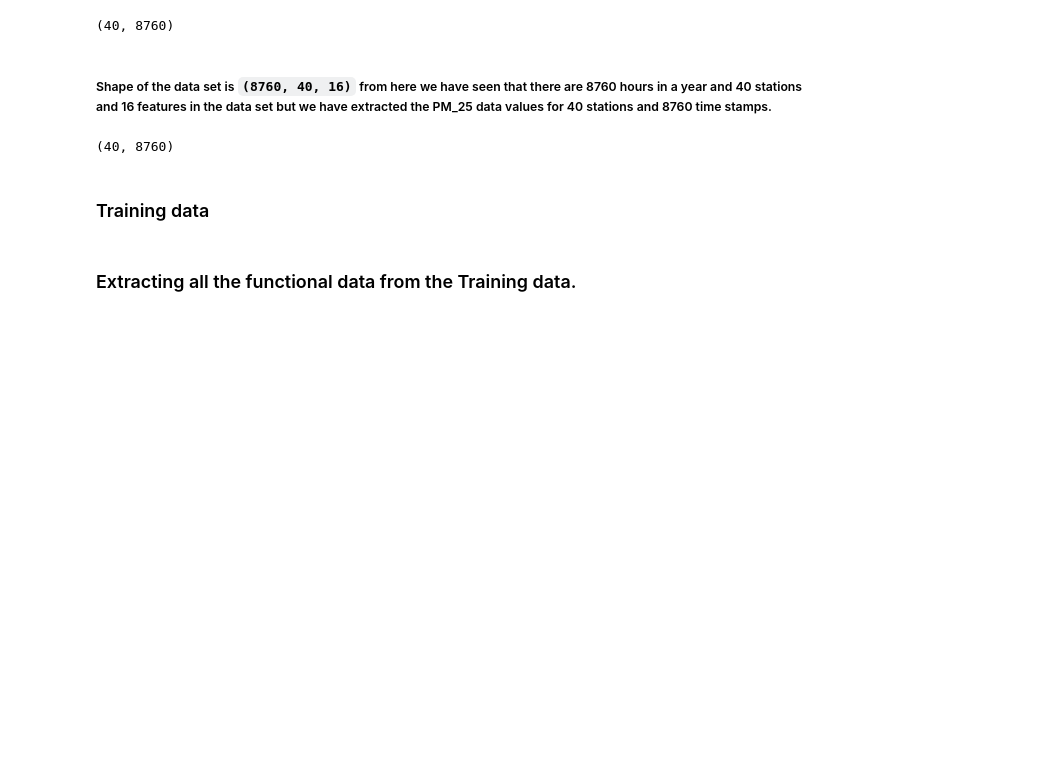
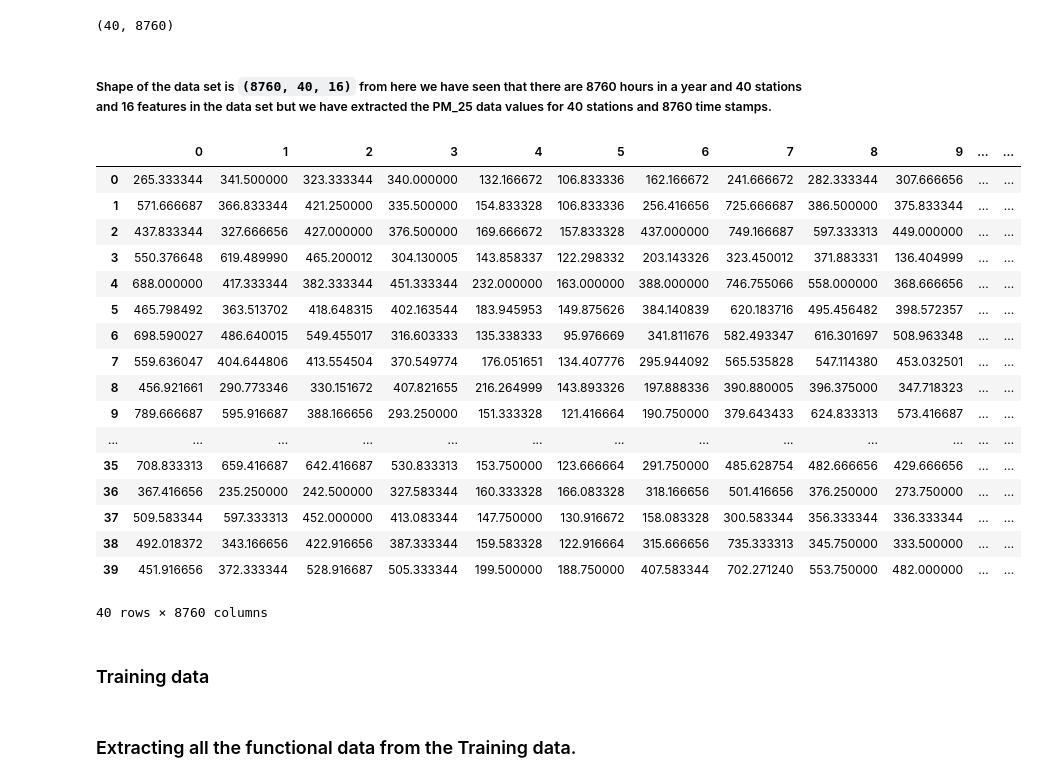
Before and after one commit to Pavan-AIML/Master-Thesis, a Jupyter notebook: Dataloader/Modis_Data_loader/Modis_AOD_data_analysis.ipynb, the cells around one changed output. Saved outputs shown, nothing was run; the diff lists cells and outputs as text; code cells hidden in the pictures; blank space fills up the shorter version.

```diff
--- a/Dataloader/Modis_Data_loader/Modis_AOD_data_analysis.ipynb
+++ b/Dataloader/Modis_Data_loader/Modis_AOD_data_analysis.ipynb
@@ -273,13 +273,30 @@ PM_data_instance.get_shape()
 # %%
 PM_data = PM_25_dataloader()
 PM_data = PM_data.get_data()
 
 # PM_data_with_Lat_long = combine_the_data_frames(stations, PM_data)
 # PM_data_with_Lat_long.head()
 
-PM_data.shape
+PM_data
 # %% [output]
+|  | 0 | 1 | 2 | 3 | 4 | 5 | 6 | 7 | 8 | 9 | ... | ... |
+| 0 | 265.333344 | 341.500000 | 323.333344 | 340.000000 | 132.166672 | 106.833336 | 162.166672 | 241.666672 | 282.333344 | 307.666656 | ... | ... |
+| 1 | 571.666687 | 366.833344 | 421.250000 | 335.500000 | 154.833328 | 106.833336 | 256.416656 | 725.666687 | 386.500000 | 375.833344 | ... | ... |
+| 2 | 437.833344 | 327.666656 | 427.000000 | 376.500000 | 169.666672 | 157.833328 | 437.000000 | 749.166687 | 597.333313 | 449.000000 | ... | ... |
+| 3 | 550.376648 | 619.489990 | 465.200012 | 304.130005 | 143.858337 | 122.298332 | 203.143326 | 323.450012 | 371.883331 | 136.404999 | ... | ... |
+| 4 | 688.000000 | 417.333344 | 382.333344 | 451.333344 | 232.000000 | 163.000000 | 388.000000 | 746.755066 | 558.000000 | 368.666656 | ... | ... |
+| 5 | 465.798492 | 363.513702 | 418.648315 | 402.163544 | 183.945953 | 149.875626 | 384.140839 | 620.183716 | 495.456482 | 398.572357 | ... | ... |
+| 6 | 698.590027 | 486.640015 | 549.455017 | 316.603333 | 135.338333 | 95.976669 | 341.811676 | 582.493347 | 616.301697 | 508.963348 | ... | ... |
+| 7 | 559.636047 | 404.644806 | 413.554504 | 370.549774 | 176.051651 | 134.407776 | 295.944092 | 565.535828 | 547.114380 | 453.032501 | ... | ... |
+| 8 | 456.921661 | 290.773346 | 330.151672 | 407.821655 | 216.264999 | 143.893326 | 197.888336 | 390.880005 | 396.375000 | 347.718323 | ... | ... |
+| 9 | 789.666687 | 595.916687 | 388.166656 | 293.250000 | 151.333328 | 121.416664 | 190.750000 | 379.643433 | 624.833313 | 573.416687 | ... | ... |
+| ... | ... | ... | ... | ... | ... | ... | ... | ... | ... | ... | ... | ... |
+| 35 | 708.833313 | 659.416687 | 642.416687 | 530.833313 | 153.750000 | 123.666664 | 291.750000 | 485.628754 | 482.666656 | 429.666656 | ... | ... |
+| 36 | 367.416656 | 235.250000 | 242.500000 | 327.583344 | 160.333328 | 166.083328 | 318.166656 | 501.416656 | 376.250000 | 273.750000 | ... | ... |
+| 37 | 509.583344 | 597.333313 | 452.000000 | 413.083344 | 147.750000 | 130.916672 | 158.083328 | 300.583344 | 356.333344 | 336.333344 | ... | ... |
+| 38 | 492.018372 | 343.166656 | 422.916656 | 387.333344 | 159.583328 | 122.916664 | 315.666656 | 735.333313 | 345.750000 | 333.500000 | ... | ... |
+| 39 | 451.916656 | 372.333344 | 528.916687 | 505.333344 | 199.500000 | 188.750000 | 407.583344 | 702.271240 | 553.750000 | 482.000000 | ... | ... |
-(40, 8760)
+40 rows × 8760 columns
 # %% [markdown]
 ### Training data
 # %%
```
Also changed, not shown: parts of 1 cell of this notebook, 12 other files.
